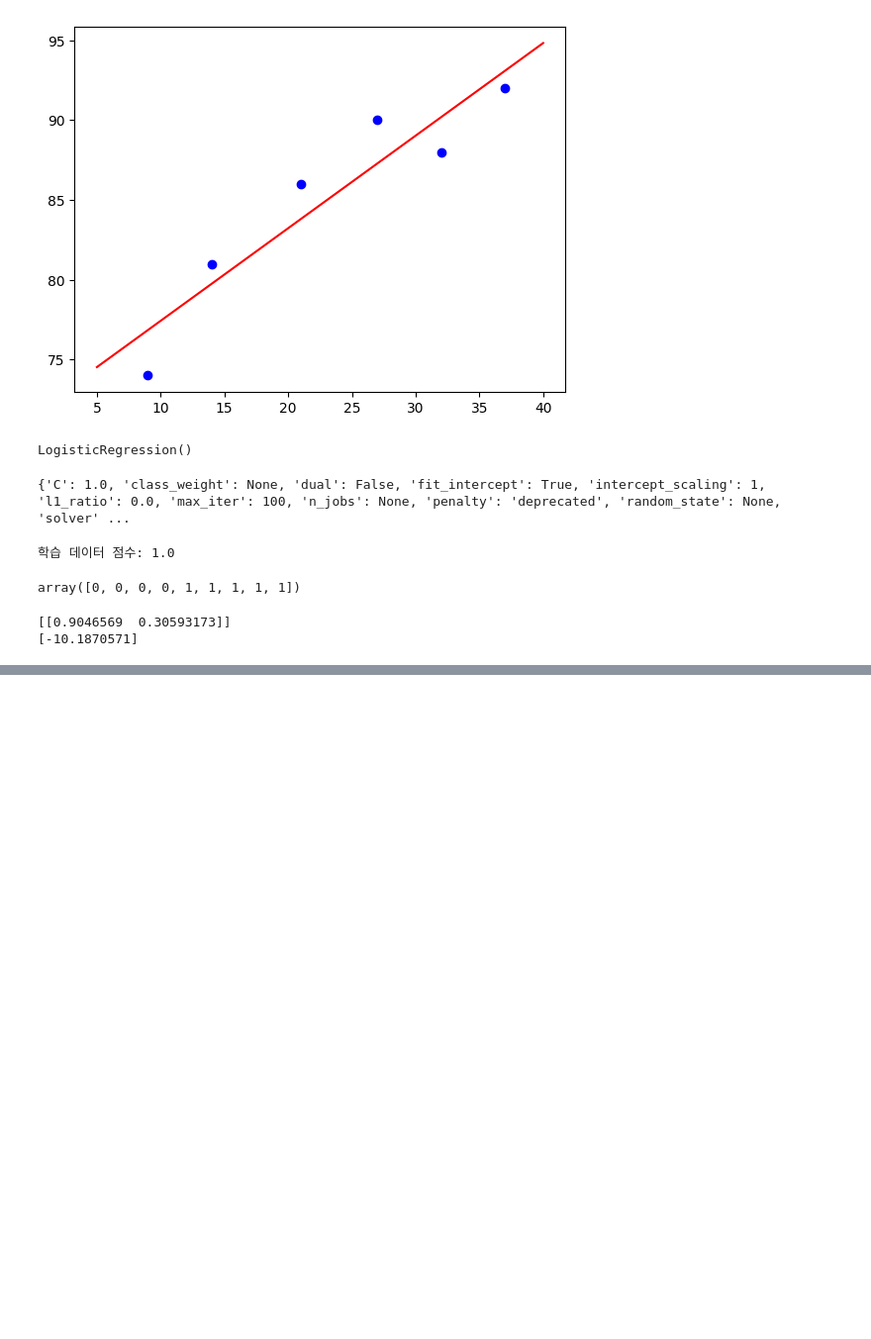
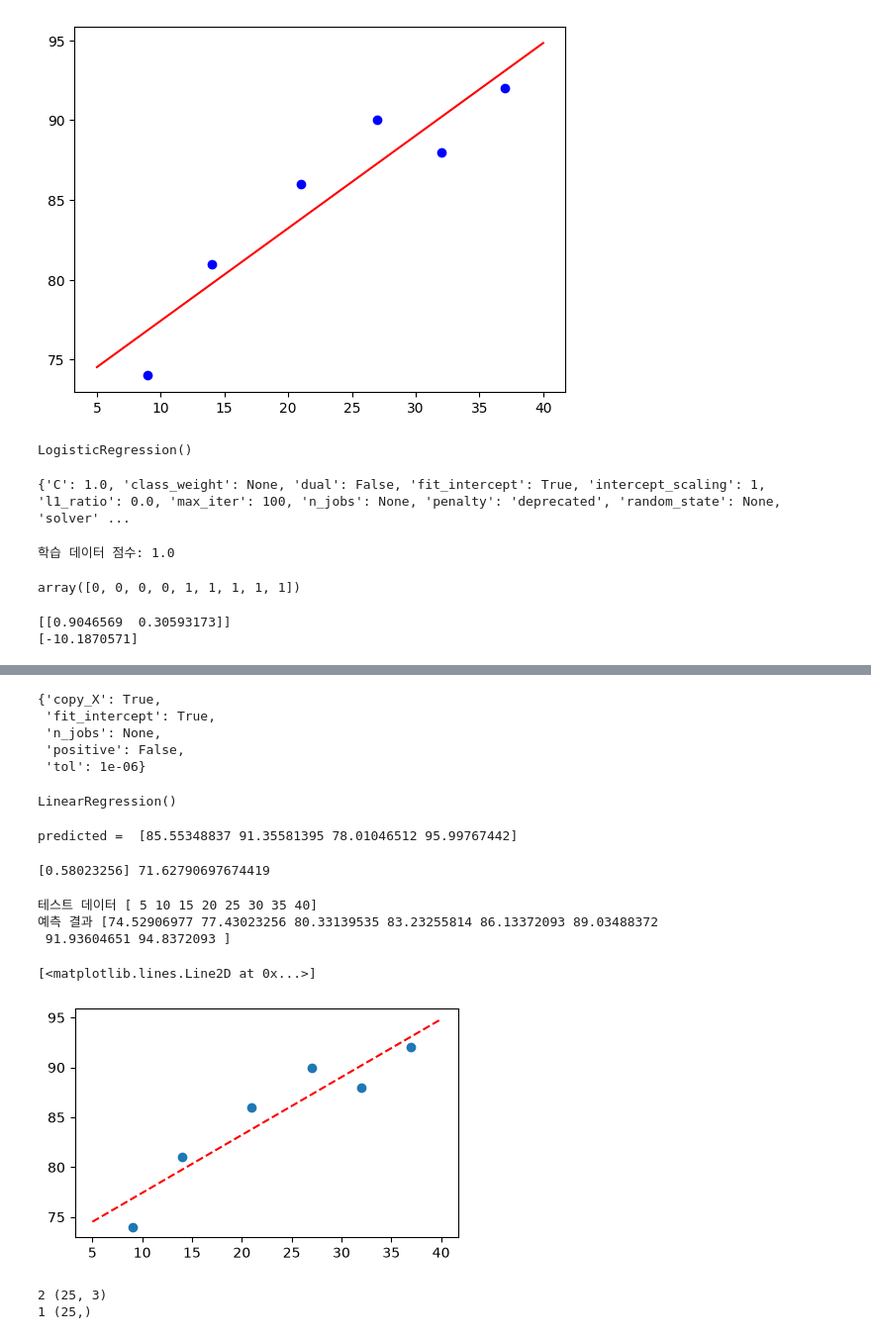
Before and after one commit to dlwlssud123/3-2_DAML, a Jupyter notebook: notebooks/기말공부.ipynb, the cells around one changed output, grey strips where cells are left out. Shown at 99% size. Drawn from its saved outputs; the diff is of its cells as text; code cells hidden in the pictures; blank space fills up the shorter version.

```diff
--- a/notebooks/기말공부.ipynb
+++ b/notebooks/기말공부.ipynb
@@ -445,0 +1050,15 @@ print(logiMd.intercept_) # 절편
+# %%
+lrModel.get_params()
+# %% [output]
+{'copy_X': True,
+ 'fit_intercept': True,
+ 'n_jobs': None,
+ 'positive': False,
+ 'tol': 1e-06}
+# %%
+x = np.array([9, 14, 21, 27, 32, 37]).reshape(-1, 1) # 2차원 배열로 변환
+y = np.array([74, 81, 86, 90, 88, 92])
+
+lrModel.fit(x, y)
+# %% [output]
+LinearRegression()
@@ -445,0 +1068,60 @@ print(logiMd.intercept_) # 절편
+# %%
+print("predicted = ", predict)
+# %% [output]
+predicted =  [85.55348837 91.35581395 78.01046512 95.99767442]
+# %%
+print(lrModel.coef_, lrModel.intercept_)
+# %% [output]
+[0.58023256] 71.62790697674419
+# %%
+nx = np.arange(5, 45, 5)
+nX = nx.reshape(-1, 1)
+ny = lrModel.predict(nX)
+print("테스트 데이터", nx)
+print("예측 결과", ny)
+
+plt.figure(figsize = (5, 3))
+plt.scatter(x, y)
+plt.plot(nX, ny, 'r--')
+# %% [output]
+테스트 데이터 [ 5 10 15 20 25 30 35 40]
+예측 결과 [74.52906977 77.43023256 80.33139535 83.23255814 86.13372093 89.03488372
+ 91.93604651 94.8372093 ]
+[<matplotlib.lines.Line2D at 0x...>]
+[figure, added]
+# %%
+raw_data = np.array(
+            [[73, 80, 75, 152],
+             [93, 88, 93, 185],
+             [89, 91, 90, 180],
+             [96, 98, 100, 196],
+             [73, 66, 70, 142],
+             [53, 46, 55, 101],
+             [69, 74, 77, 149],
+             [47, 56, 60, 115],
+             [87, 79, 90, 175],
+             [79, 70, 88, 164],
+             [69, 70, 73, 141],
+             [70, 65, 74, 141],
+             [93, 95, 91, 184],
+             [79, 80, 73, 152],
+             [70, 73, 78, 148],
+             [93, 89, 96, 192],
+             [78, 75, 68, 147],
+             [81, 90, 93, 183],
+             [88, 92, 86, 177],
+             [78, 83, 77, 159],
+             [82, 86, 90, 177],
+             [86, 82, 89, 175],
+             [78, 83, 85, 175],
+             [76, 83, 71, 149],
+             [96, 93, 95, 192]], dtype='f')
+
+x_data = raw_data[:, 0:-1]
+t_data = raw_data[:, -1]
+
+print(x_data.ndim, x_data.shape)
+print(t_data.ndim, t_data.shape)
+# %% [output]
+2 (25, 3)
+1 (25,)
```
Also changed, not shown: parts of 65 cells of this notebook.
